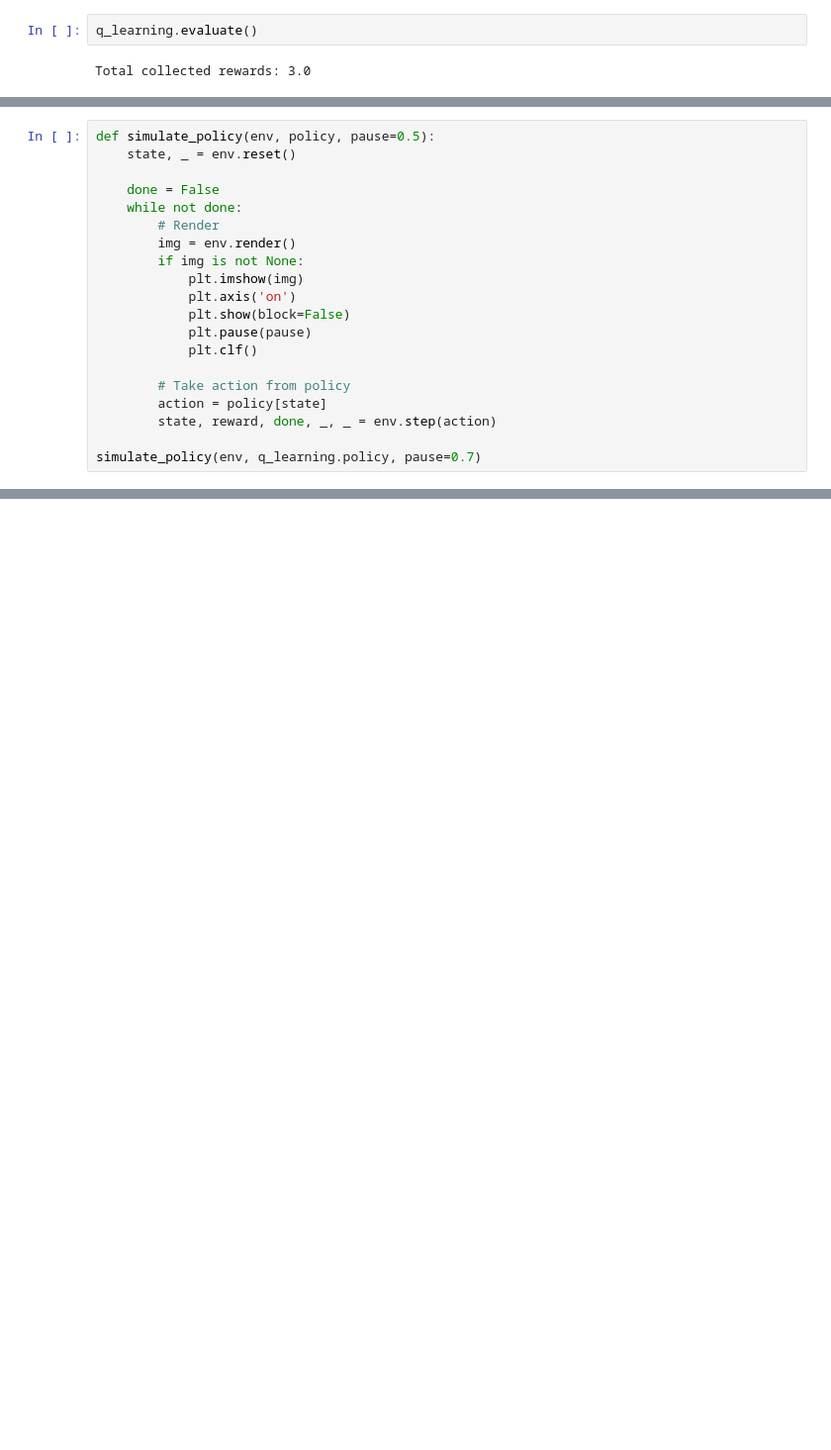
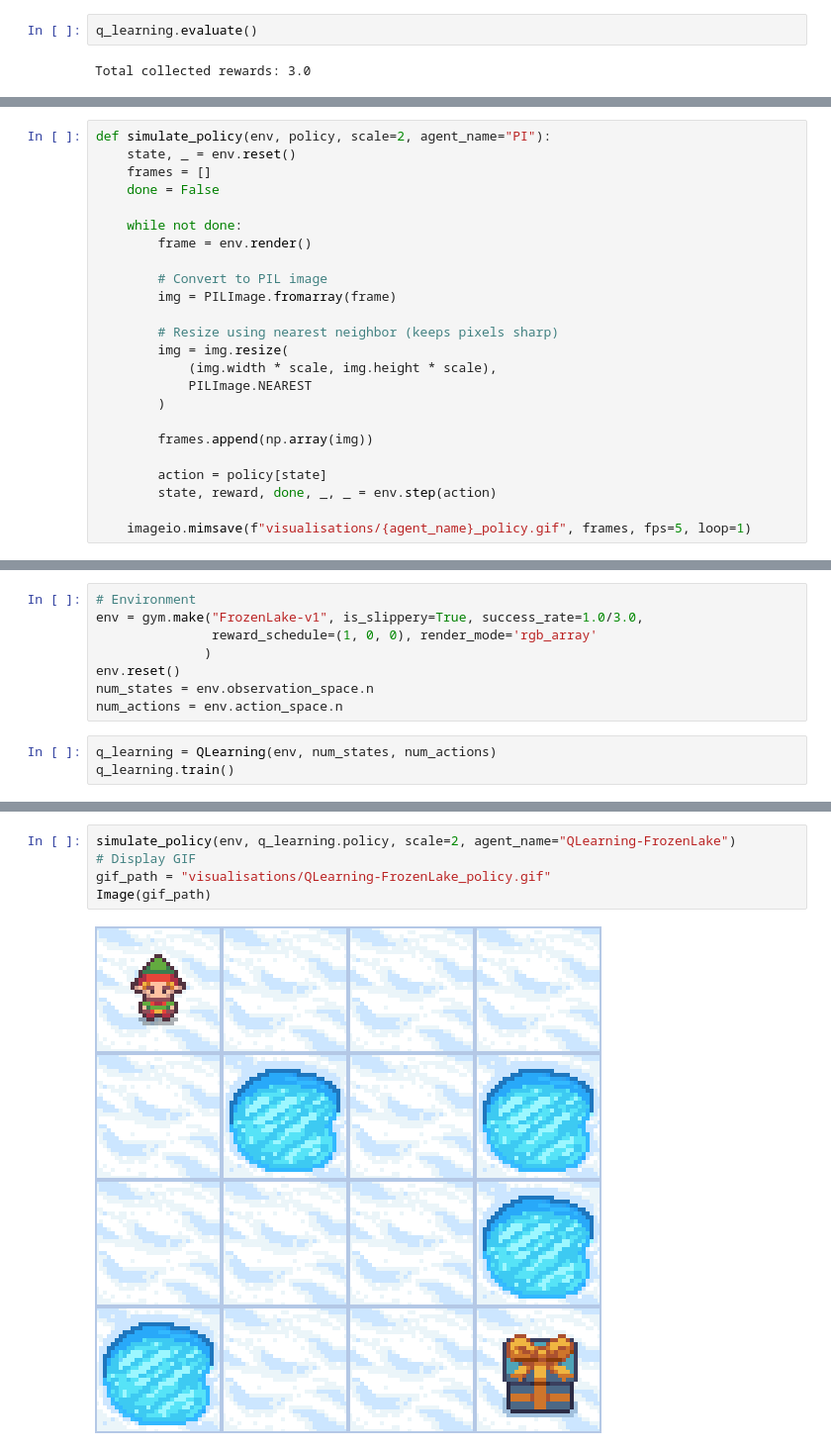
Before and after one commit to martinoywa/reinforcement-learning-notes, a Jupyter notebook: tabular-rl-from-scratch/Q-LearningNotebook.ipynb, the cells around one changed output, grey strips where cells are left out. Shown at 99% size. Saved outputs shown, nothing was run; the diff lists cells and outputs as text; blank space fills up the shorter version.

```diff
--- a/tabular-rl-from-scratch/Q-LearningNotebook.ipynb
+++ b/tabular-rl-from-scratch/Q-LearningNotebook.ipynb
@@ -113,21 +116,25 @@ array([[-3.07545661, -2.74208243, -2.32501016, -3.06804978],
        [ 0.        ,  0.        ,  0.        ,  0.        ]])
 # %%
-def simulate_policy(env, policy, pause=0.5):
+def simulate_policy(env, policy, scale=2, agent_name="PI"):
     state, _ = env.reset()
+    frames = []
+    done = False
 
-    done = False
     while not done:
-        # Render
-        img = env.render()
-        if img is not None:
-            plt.imshow(img)
-            plt.axis('on')
-            plt.show(block=False)
-            plt.pause(pause)
-            plt.clf()
+        frame = env.render()
 
-        # Take action from policy
+        # Convert to PIL image
+        img = PILImage.fromarray(frame)
+
+        # Resize using nearest neighbor (keeps pixels sharp)
+        img = img.resize(
+            (img.width * scale, img.height * scale),
+            PILImage.NEAREST
+        )
+
+        frames.append(np.array(img))
+
         action = policy[state]
         state, reward, done, _, _ = env.step(action)
 
-simulate_policy(env, q_learning.policy, pause=0.7)
+    imageio.mimsave(f"visualisations/{agent_name}_policy.gif", frames, fps=5, loop=1)
@@ -175,0 +186,11 @@ Value function visualisation saved
+# %%
+# Environment
+env = gym.make("FrozenLake-v1", is_slippery=True, success_rate=1.0/3.0,
+               reward_schedule=(1, 0, 0), render_mode='rgb_array'
+              )
+env.reset()
+num_states = env.observation_space.n
+num_actions = env.action_space.n
+# %%
+q_learning = QLearning(env, num_states, num_actions)
+q_learning.train()
@@ -175,0 +239,7 @@ Value function visualisation saved
+# %%
+simulate_policy(env, q_learning.policy, scale=2, agent_name="QLearning-FrozenLake")
+# Display GIF
+gif_path = "visualisations/QLearning-FrozenLake_policy.gif"
+Image(gif_path)
+# %% [output]
+[figure, added]
```
Also changed, not shown: parts of 11 cells of this notebook, 7 other files.
